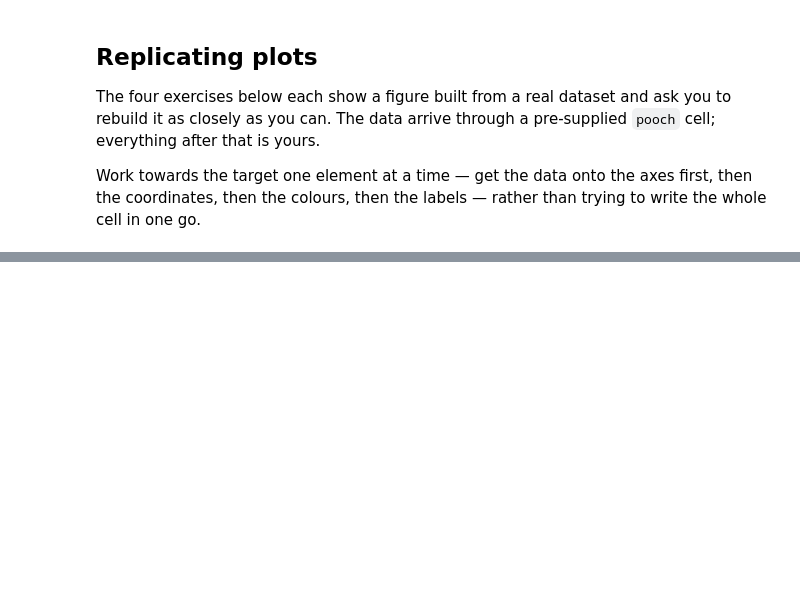
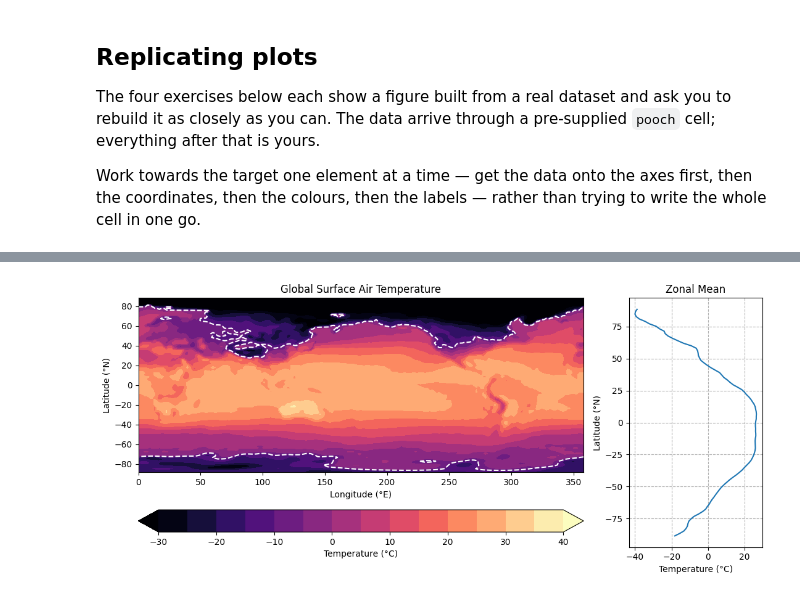
Before and after one commit to emmagiometti/A2026_Intro_Python, a Jupyter notebook: 1_4_env_excercise_matplotlib_and_xarray.ipynb, the cells around one changed output, grey strips where cells are left out. Saved outputs shown, nothing was run; the diff lists cells and outputs as text; code cells hidden in the pictures; blank space fills up the shorter version.

```diff
--- a/1_4_env_excercise_matplotlib_and_xarray.ipynb
+++ b/1_4_env_excercise_matplotlib_and_xarray.ipynb
@@ -166,3 +161,50 @@ path_temp = pooch.retrieve(
+# %%
+import numpy as np
+import matplotlib.pyplot as plt
+
+# Load the datasets
+longitude = np.load(path_lon)
+latitude = np.load(path_lat)
+tempk = np.load(path_temp)
+
+# Convert Kelvin to Celsius
+tempc = tempk - 273.15
+
+# Set up the figure and axes
+fig, axes = plt.subplots(1, 2, figsize=(11, 5), gridspec_kw={"width_ratios": [5, 1.5]})
+
+# Left panel: Filled contour plot
+contour_plot = axes[0].contourf(longitude, latitude, tempc, cmap="magma", levels=np.linspace(-30, 40, 15), extend="both")
+
+# Highlight the -10 degrees Celsius isotherm with a dashed white contour
+axes[0].contour(longitude, latitude, tempc, levels=[-10], colors="w", linestyles="dashed") #setting contour line
+axes[0].set_title("Global Surface Air Temperature")
+axes[0].set_xlabel("Longitude (°E)")
+axes[0].set_ylabel("Latitude (°N)")
+
+# Add colorbar for the contour plot
+cbar = fig.colorbar(contour_plot, ax=axes[0], orientation="horizontal", pad=0.15)
+cbar.set_label("Temperature (°C)")
+
+# second plot: Zonal mean against latitude
+zonal_mean = np.nanmean(tempc, axis=1)
+axes[1].plot(zonal_mean, latitude) #plotting x and y axes on second plot
+
+#setting titles on second plot
+axes[1].set_title("Zonal Mean")
+axes[1].set_xlabel("Temperature (°C)")
+axes[1].set_ylabel("Latitude (°N)")
+axes[1].grid(True, linestyle="--") #background lines
+
+plt.tight_layout()
+plt.show()
+
+# This snapshot was taken during the Northern Hemisphere's winter.
+# The zonal mean plot clearly shows extremely low temperatures (dropping below -30 °C)
+# in the high northern latitudes (near 90°N), whereas the high southern latitudes (near -90°S)
+# are much warmer (above -20 °C) because the Antarctic is experiencing summer.
+# %% [output]
+[figure, added]
 # %% [markdown]
 ## Exercise 3: Historic significant earthquakes
 
```
Also changed, not shown: parts of 7 cells of this notebook.
